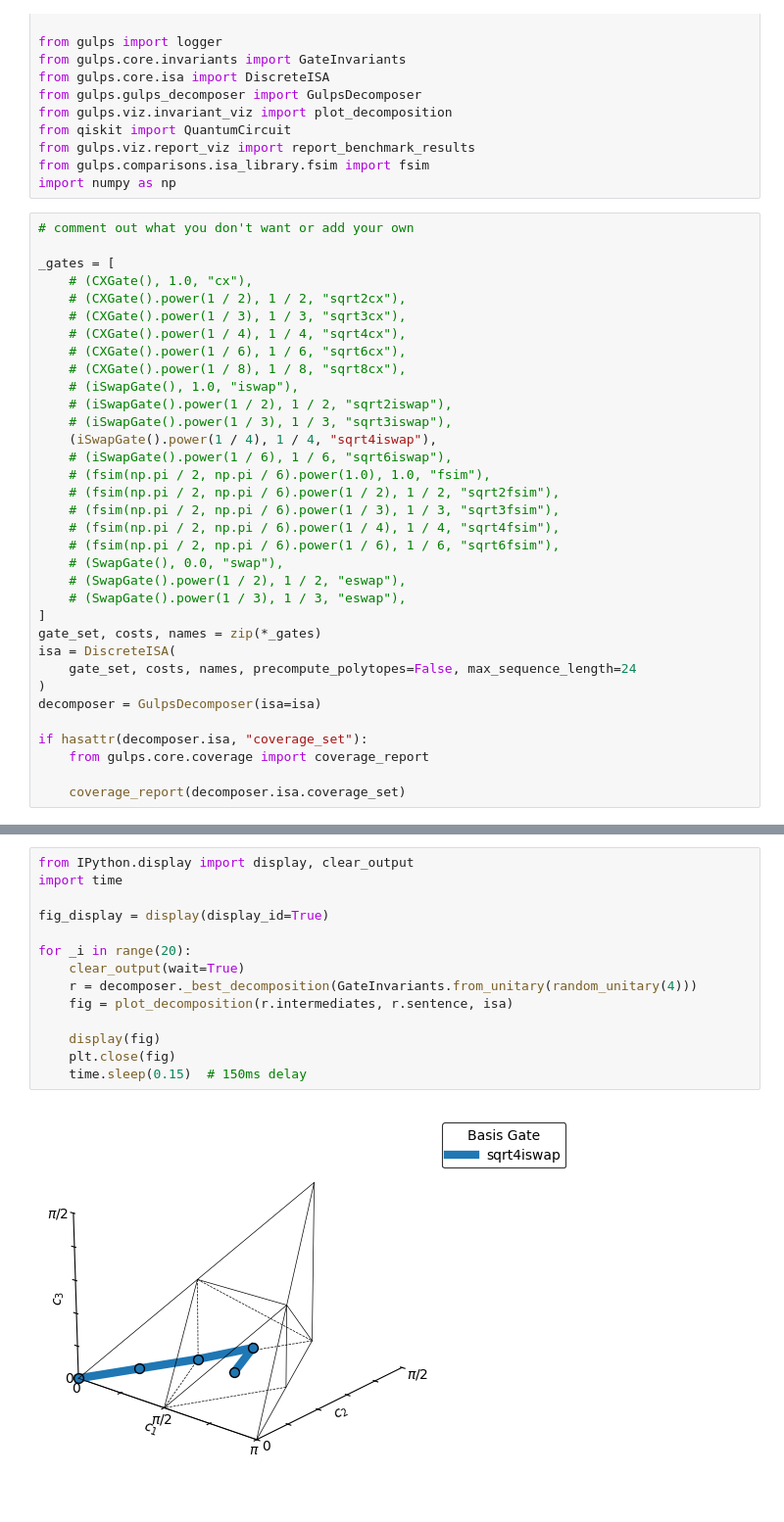
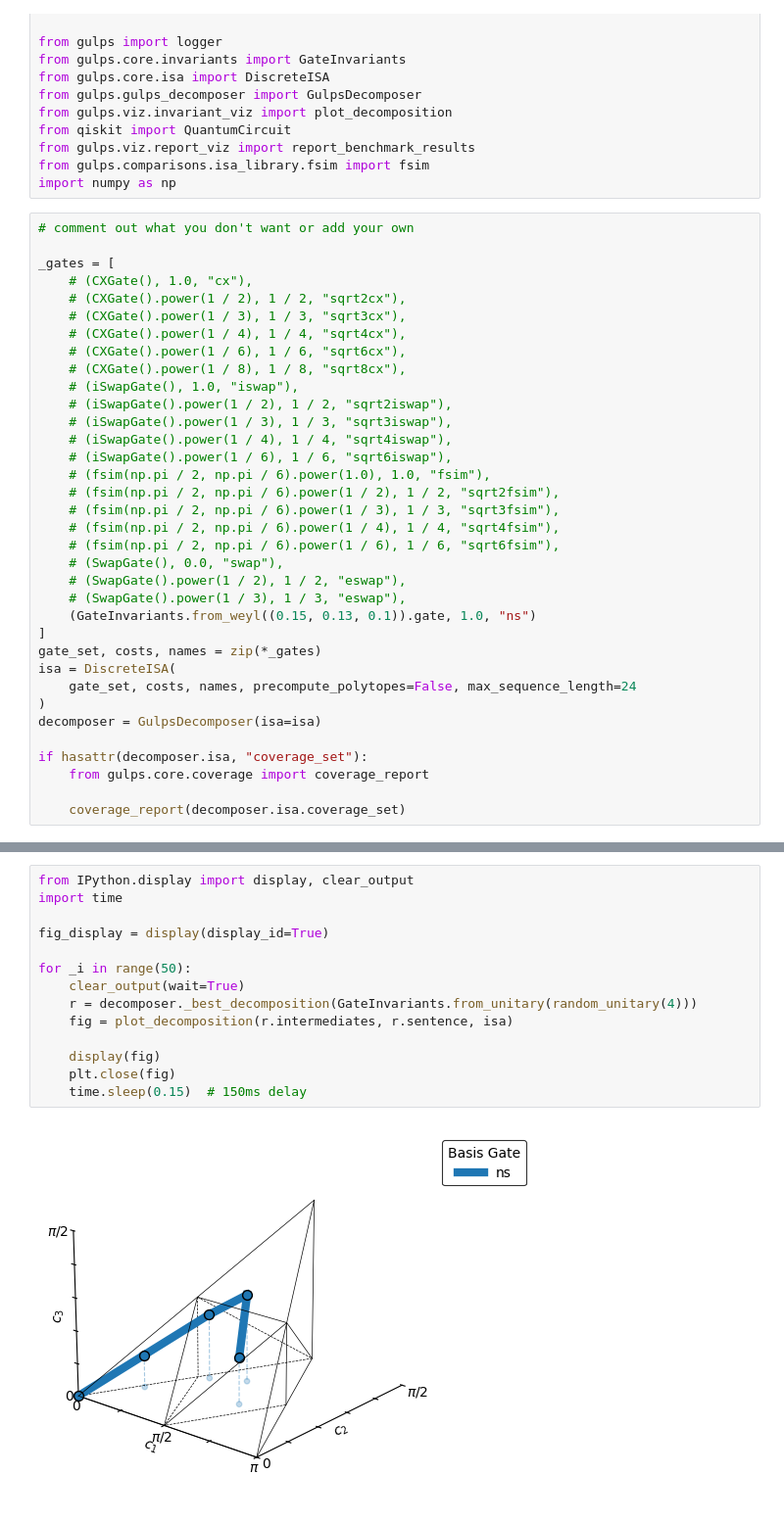
Before and after one commit to evmckinney9/gulps, a Jupyter notebook: src/notebooks/dev/dev_main.ipynb, the cells around one changed output, grey strips where cells are left out. Shown at 98% size. Drawn from its saved outputs; the diff is of its cells as text.

```diff
--- a/src/notebooks/dev/dev_main.ipynb
+++ b/src/notebooks/dev/dev_main.ipynb
@@ -33,7 +33,7 @@ _gates = [
     # (iSwapGate(), 1.0, "iswap"),
     # (iSwapGate().power(1 / 2), 1 / 2, "sqrt2iswap"),
     # (iSwapGate().power(1 / 3), 1 / 3, "sqrt3iswap"),
-    (iSwapGate().power(1 / 4), 1 / 4, "sqrt4iswap"),
+    # (iSwapGate().power(1 / 4), 1 / 4, "sqrt4iswap"),
     # (iSwapGate().power(1 / 6), 1 / 6, "sqrt6iswap"),
     # (fsim(np.pi / 2, np.pi / 6).power(1.0), 1.0, "fsim"),
     # (fsim(np.pi / 2, np.pi / 6).power(1 / 2), 1 / 2, "sqrt2fsim"),
@@ -43,6 +43,7 @@ _gates = [
     # (SwapGate(), 0.0, "swap"),
     # (SwapGate().power(1 / 2), 1 / 2, "eswap"),
     # (SwapGate().power(1 / 3), 1 / 3, "eswap"),
+    (GateInvariants.from_weyl((0.15, 0.13, 0.1)).gate, 1.0, "ns")
 ]
 gate_set, costs, names = zip(*_gates)
 isa = DiscreteISA(
@@ -103,16 +113,16 @@ Avg time: 862.4 us/decomposition
 # %%
 from IPython.display import display, clear_output
 import time
 
 fig_display = display(display_id=True)
 
-for _i in range(20):
+for _i in range(50):
     clear_output(wait=True)
     r = decomposer._best_decomposition(GateInvariants.from_unitary(random_unitary(4)))
     fig = plot_decomposition(r.intermediates, r.sentence, isa)
 
     display(fig)
     plt.close(fig)
     time.sleep(0.15)  # 150ms delay
 # %% [output]
-[figure, old version]
+[figure, new version]
```
Also changed, not shown: parts of 3 cells of this notebook, 1 other file.
